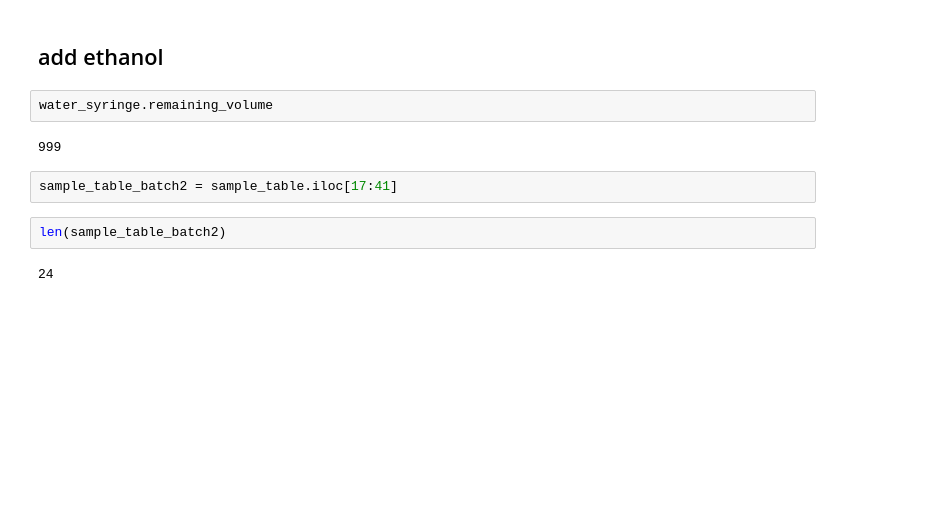
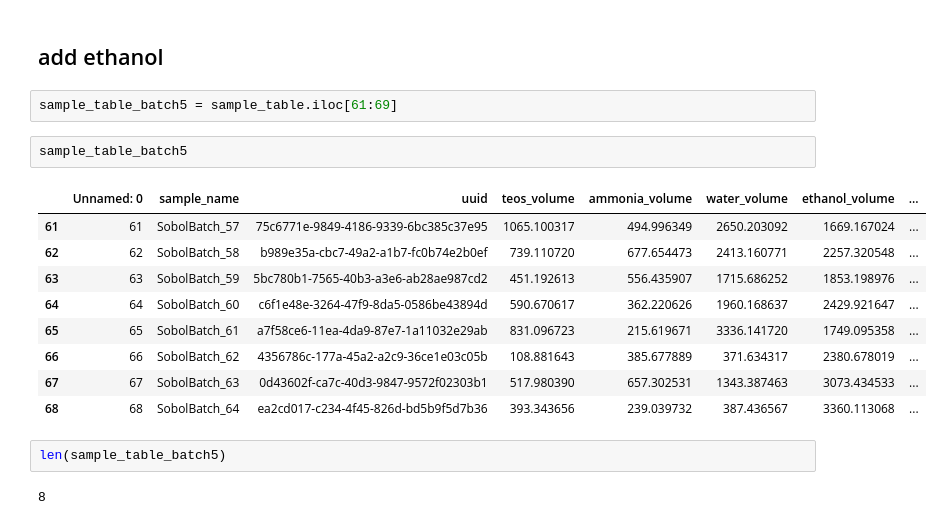
Before and after one commit to pozzo-research-group/silica-np-synthesis, a Jupyter notebook: APS/2025_03_29_BatchSynthesis.ipynb, the cells around one changed output. Cells and saved outputs as stored; diff of their text form; blank space fills up the shorter version.

```diff
--- a/APS/2025_03_29_BatchSynthesis.ipynb
+++ b/APS/2025_03_29_BatchSynthesis.ipynb
@@ -228,14 +244,22 @@ jubilee.move_to(z = loc.top_+7)
 jubilee.park_tool()
 # %% [markdown]
 ## add ethanol
-# %%
-water_syringe.remaining_volume
-# %% [output]
-999
 # %%
-sample_table_batch2 = sample_table.iloc[17:41]
+sample_table_batch5 = sample_table.iloc[61:69]
+# %%
+sample_table_batch5
+# %% [output]
+|  | Unnamed: 0 | sample_name | uuid | teos_volume | ammonia_volume | water_volume | ethanol_volume | ... |
+| 61 | 61 | SobolBatch_57 | 75c6771e-9849-4186-9339-6bc385c37e95 | 1065.100317 | 494.996349 | 2650.203092 | 1669.167024 | ... |
+| 62 | 62 | SobolBatch_58 | b989e35a-cbc7-49a2-a1b7-fc0b74e2b0ef | 739.110720 | 677.654473 | 2413.160771 | 2257.320548 | ... |
+| 63 | 63 | SobolBatch_59 | 5bc780b1-7565-40b3-a3e6-ab28ae987cd2 | 451.192613 | 556.435907 | 1715.686252 | 1853.198976 | ... |
+| 64 | 64 | SobolBatch_60 | c6f1e48e-3264-47f9-8da5-0586be43894d | 590.670617 | 362.220626 | 1960.168637 | 2429.921647 | ... |
+| 65 | 65 | SobolBatch_61 | a7f58ce6-11ea-4da9-87e7-1a11032e29ab | 831.096723 | 215.619671 | 3336.141720 | 1749.095358 | ... |
+| 66 | 66 | SobolBatch_62 | 4356786c-177a-45a2-a2c9-36ce1e03c05b | 108.881643 | 385.677889 | 371.634317 | 2380.678019 | ... |
+| 67 | 67 | SobolBatch_63 | 0d43602f-ca7c-40d3-9847-9572f02303b1 | 517.980390 | 657.302531 | 1343.387463 | 3073.434533 | ... |
+| 68 | 68 | SobolBatch_64 | ea2cd017-c234-4f45-826d-bd5b9f5d7b36 | 393.343656 | 239.039732 | 387.436567 | 3360.113068 | ... |
 # %%
-len(sample_table_batch2)
+len(sample_table_batch5)
 # %% [output]
-24
+8
 # %%
```
Also changed, not shown: parts of 9 cells of this notebook, 2 other files.
